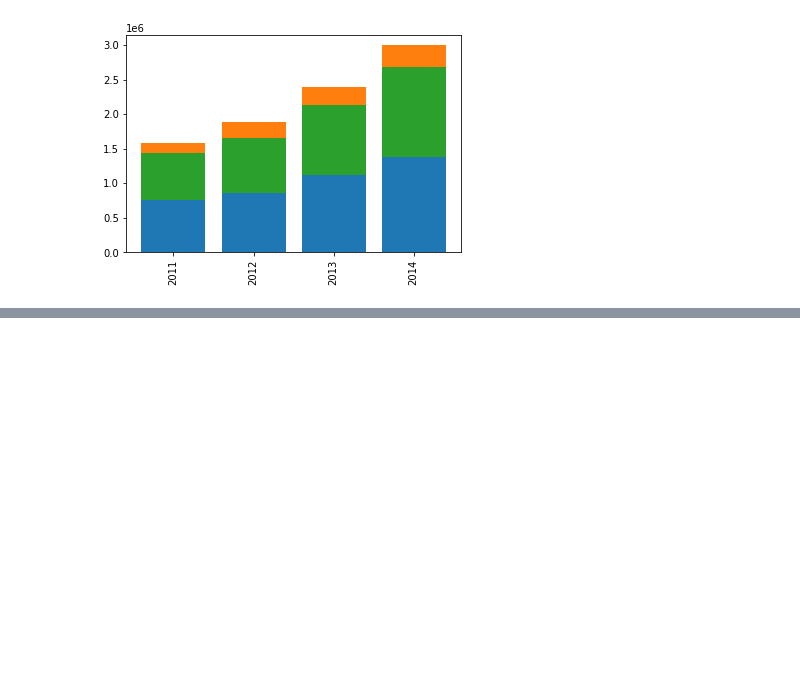
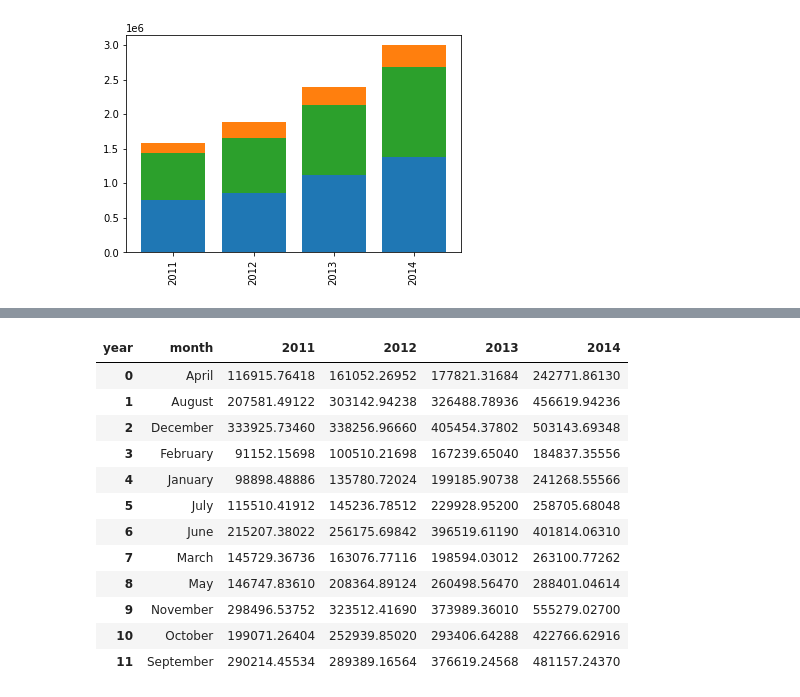
Before and after one commit to NarenderSinghRana/datasets, a Jupyter notebook: superstore_sales.ipynb, the cells around one changed output, grey strips where cells are left out. Saved outputs shown, nothing was run; the diff lists cells and outputs as text; code cells hidden in the pictures; blank space fills up the shorter version.

```diff
--- a/superstore_sales.ipynb
+++ b/superstore_sales.ipynb
@@ -231,0 +250,17 @@ plt.show()
+# %%
+dfp1=pd.pivot_table(dfp,columns=['year'],index=['month'],values='sales',aggfunc=sum).reset_index()
+dfp1
+# %% [output]
+| year | month | 2011 | 2012 | 2013 | 2014 |
+| 0 | April | 116915.76418 | 161052.26952 | 177821.31684 | 242771.86130 |
+| 1 | August | 207581.49122 | 303142.94238 | 326488.78936 | 456619.94236 |
+| 2 | December | 333925.73460 | 338256.96660 | 405454.37802 | 503143.69348 |
+| 3 | February | 91152.15698 | 100510.21698 | 167239.65040 | 184837.35556 |
+| 4 | January | 98898.48886 | 135780.72024 | 199185.90738 | 241268.55566 |
+| 5 | July | 115510.41912 | 145236.78512 | 229928.95200 | 258705.68048 |
+| 6 | June | 215207.38022 | 256175.69842 | 396519.61190 | 401814.06310 |
+| 7 | March | 145729.36736 | 163076.77116 | 198594.03012 | 263100.77262 |
+| 8 | May | 146747.83610 | 208364.89124 | 260498.56470 | 288401.04614 |
+| 9 | November | 298496.53752 | 323512.41690 | 373989.36010 | 555279.02700 |
+| 10 | October | 199071.26404 | 252939.85020 | 293406.64288 | 422766.62916 |
+| 11 | September | 290214.45534 | 289389.16564 | 376619.24568 | 481157.24370 |
```
Also changed, not shown: parts of 13 cells of this notebook.
